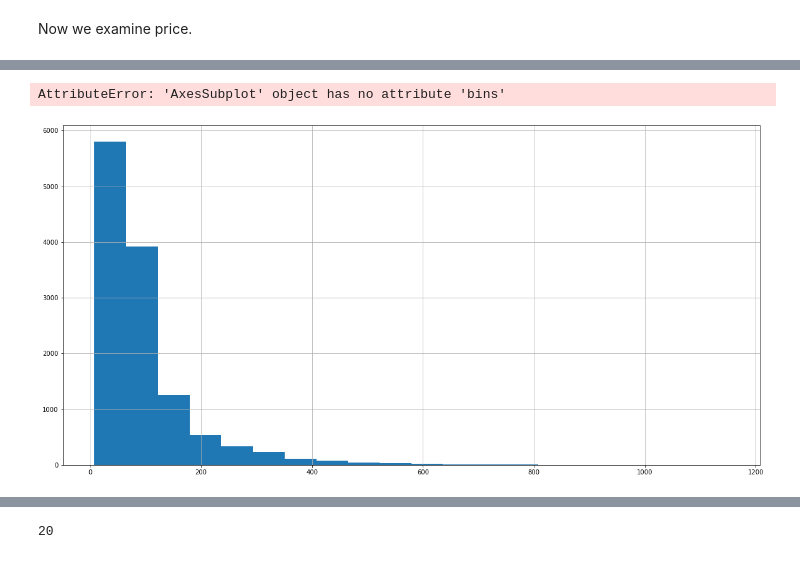
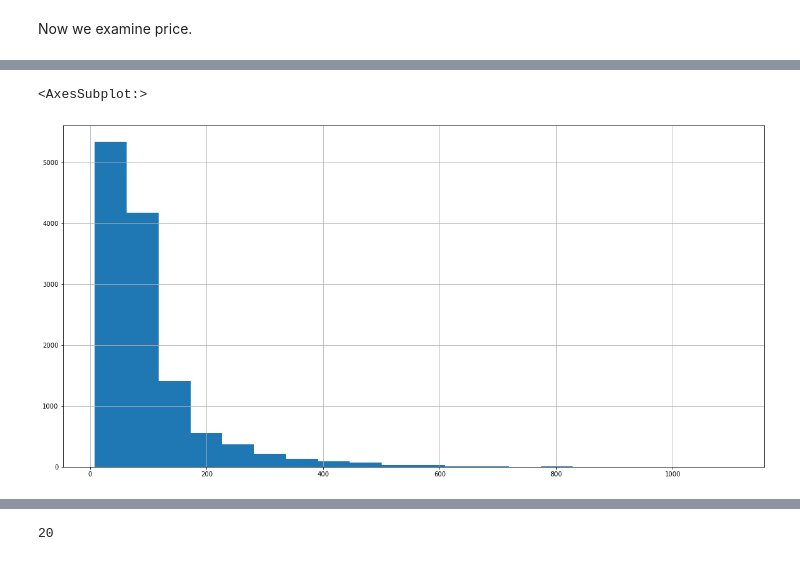
Before and after one commit to jiltednut/bangalore_houses, a Jupyter notebook: Bangalore_House_Price_Prediction.ipynb, the cells around one changed output, grey strips where cells are left out. Cells and saved outputs as stored; diff of their text form; code cells hidden in the pictures.

```diff
--- a/Bangalore_House_Price_Prediction.ipynb
+++ b/Bangalore_House_Price_Prediction.ipynb
@@ -719,9 +717,9 @@ max       1150.000000
 Name: price, dtype: float64
 # %%
-df['price'].hist(bins = 20).bins
+df['price'].hist(bins = 20)
 # %% [output]
-AttributeError: 'AxesSubplot' object has no attribute 'bins'
+<AxesSubplot:>
-[figure, old version]
+[figure, new version]
 # %%
 count, division = np.histogram(df['price'], bins = 20)
 # %%
```
Also changed, not shown: parts of 49 cells of this notebook.
